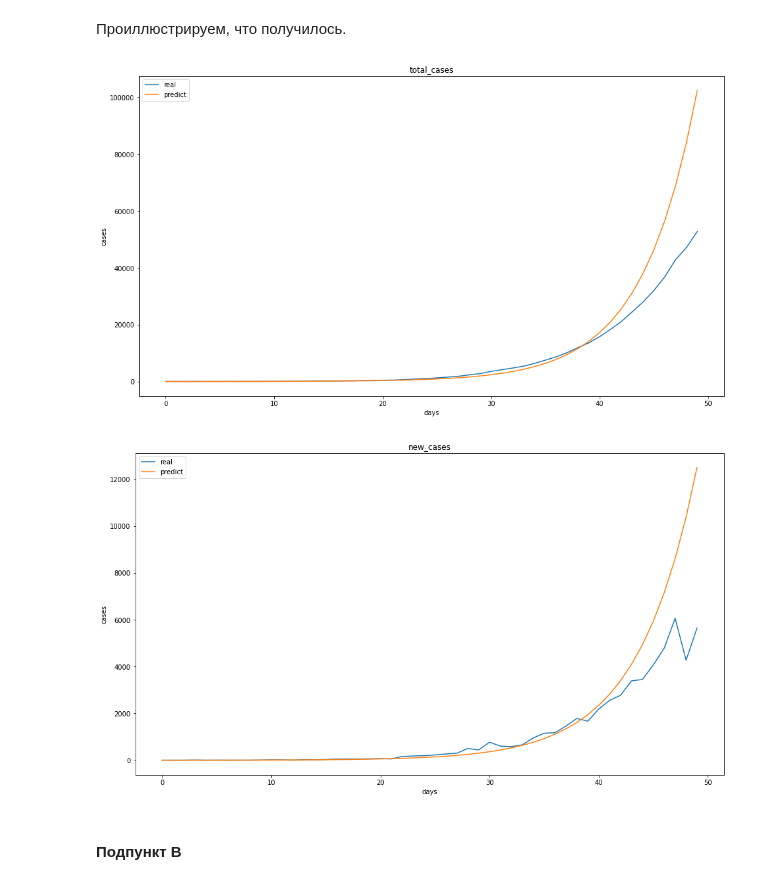
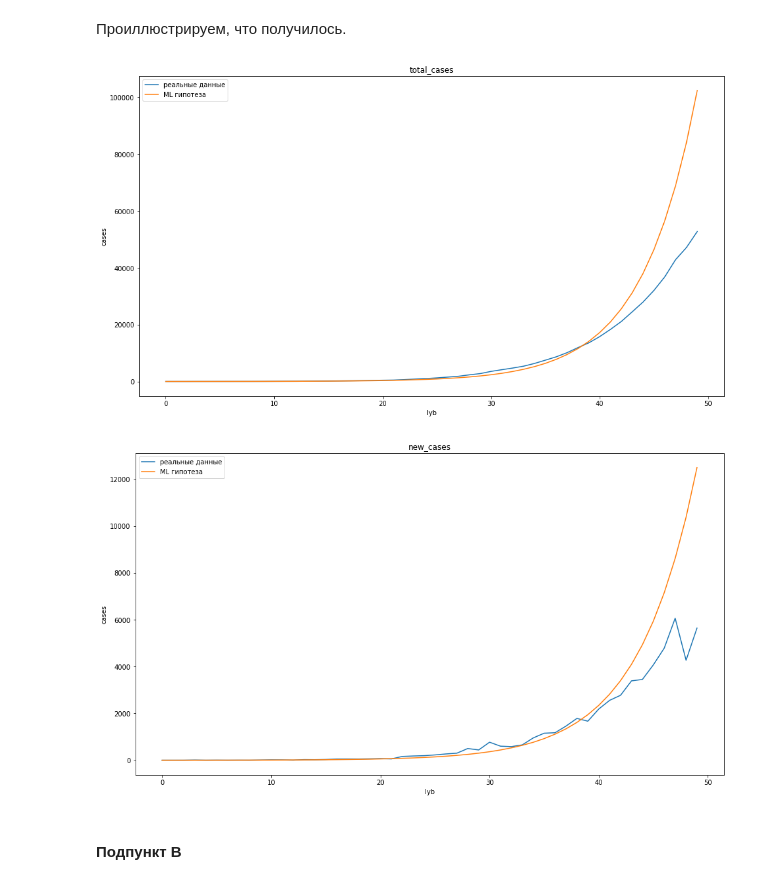
Before and after one commit to maxima1ist/made-advanced-ml-2022-hw, a Jupyter notebook: hw-1/linear_regression.ipynb, the cells around one changed output. Cells and saved outputs as stored; diff of their text form; code cells hidden in the pictures.

```diff
--- a/hw-1/linear_regression.ipynb
+++ b/hw-1/linear_regression.ipynb
@@ -152,6 +152,7 @@ def linear_log(xs, ys, target=None, plot=False):
     if plot:
         plot_graphs(days_train, [train_target_log[target], pred],
                     title="Liner regression for " + target,
+                    labels=["реальные данные", "ML гипотеза"],
                     xlabel="days", ylabel="cases")
 
     return (pred, w, b)
@@ -186,11 +187,11 @@ for target in targets:
 # %%
 for target in targets:
     plot_graphs(days_train, [train_target[target], ys[target]],
-                title=target, labels=["real", "predict"],
-                xlabel="days", ylabel="cases")
+                title=target, labels=["реальные данные", "ML гипотеза"],
+                xlabel="lyb", ylabel="cases")
 # %% [output]
-[figure, old version]
+[figure, new version]
-[figure, old version]
+[figure, new version]
 # %% [markdown]
 #### Подпункт B
 # %% [markdown]
```
Also changed, not shown: parts of 21 cells of this notebook, 1 other file.
